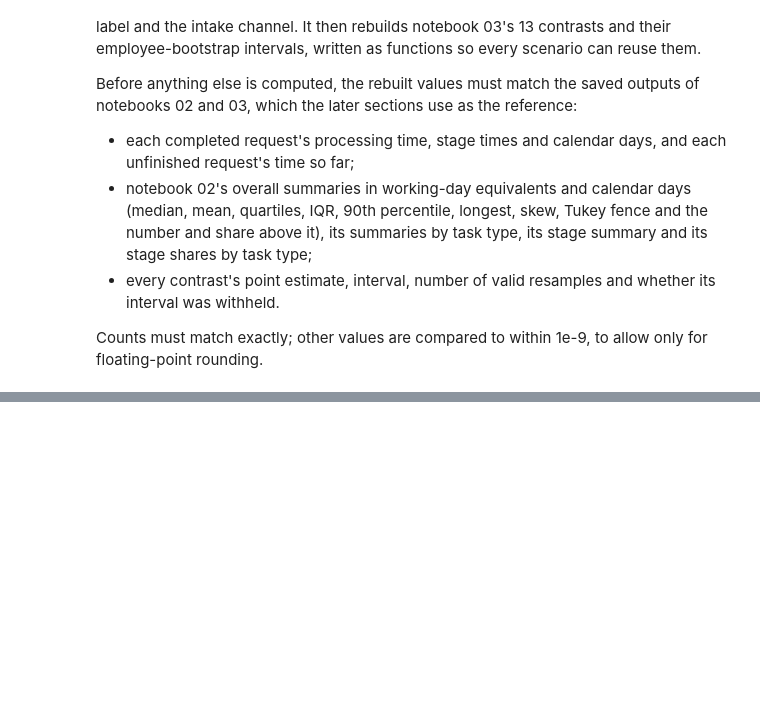
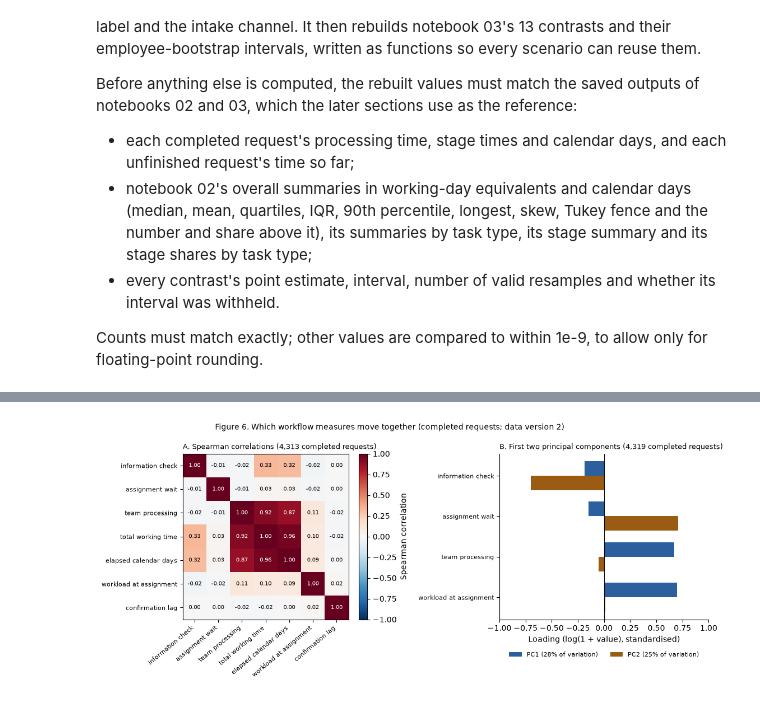
Before and after one commit to isabellemclean1001-blip/AIDA_Izzy_HR_Onboarding_Project-review, a Jupyter notebook: AIDA-2156/final-project/analysis/04_outliers_relationships_and_sensitivity.ipynb, the cells around one changed output, grey strips where cells are left out. Drawn from its saved outputs; the diff is of its cells as text; code cells hidden in the pictures; blank space fills up the shorter version.

Commit message:
AIDA 2156 final project: notebook 04 part 2, outliers, correlations and PCA (data v2, in progress)

```diff
--- a/AIDA-2156/final-project/analysis/04_outliers_relationships_and_sensitivity.ipynb
+++ b/AIDA-2156/final-project/analysis/04_outliers_relationships_and_sensitivity.ipynb
@@ -346,0 +525,30 @@ Reference reproduced: 4,319 completed requests (median 4.66 working-day equivale
+# %%
+# Figure 6: Spearman correlations (A) and the loadings of the first two principal components (B)
+fig, (ax1, ax2) = plt.subplots(1, 2, figsize=(12, 4.8), gridspec_kw={"width_ratios": [1.25, 1]})
+im = ax1.imshow(corr.to_numpy(), cmap="RdBu_r", vmin=-1, vmax=1)
+ax1.set_xticks(range(len(corr)), corr.columns, rotation=40, ha="right", fontsize=8)
+ax1.set_yticks(range(len(corr)), corr.index, fontsize=8)
+for i in range(len(corr)):
+    for j in range(len(corr)):
+        v = corr.iloc[i, j]
+        ax1.text(j, i, f"{v:.2f}", ha="center", va="center", fontsize=7, color="white" if abs(v) > 0.6 else "black")
+fig.colorbar(im, ax=ax1, fraction=0.046, pad=0.04, label="Spearman correlation")
+ax1.set_title(f"A. Spearman correlations ({len(corr_data):,} completed requests)", fontsize=9, loc="left")
+yy = np.arange(len(loadings))
+for k, (pc, colour) in enumerate(zip(["PC1", "PC2"], ["#2b5f9e", "#9a5b12"])):
+    ax2.barh(yy + (k - 0.5) * 0.36, loadings[pc], 0.36, color=colour,
+             label=f"{pc} ({pca_summary.loc[pc, 'explained_variance_%']:.0f}% of variation)")
+ax2.axvline(0, color="black", lw=0.8)
+ax2.set_yticks(yy, loadings.index, fontsize=8)
+ax2.invert_yaxis()
+ax2.set_xlim(-1, 1)
+ax2.set_xlabel("Loading (log(1 + value), standardised)")
+ax2.set_title(f"B. First two principal components ({len(Z):,} completed requests)", fontsize=9, loc="left")
+ax2.legend(fontsize=8, frameon=False, loc="upper center", bbox_to_anchor=(0.5, -0.16), ncol=2)
+ax2.spines[["top", "right"]].set_visible(False)
+fig.suptitle("Figure 6. Which workflow measures move together (completed requests; data version 2)", fontsize=10)
+fig.tight_layout()
+fig.savefig(FIGURE_DIR / "workflow_relationships.png", dpi=150, bbox_inches="tight")
+plt.show()
+# %% [output]
+[figure, added]
```
Also changed, not shown: parts of 6 cells of this notebook.
